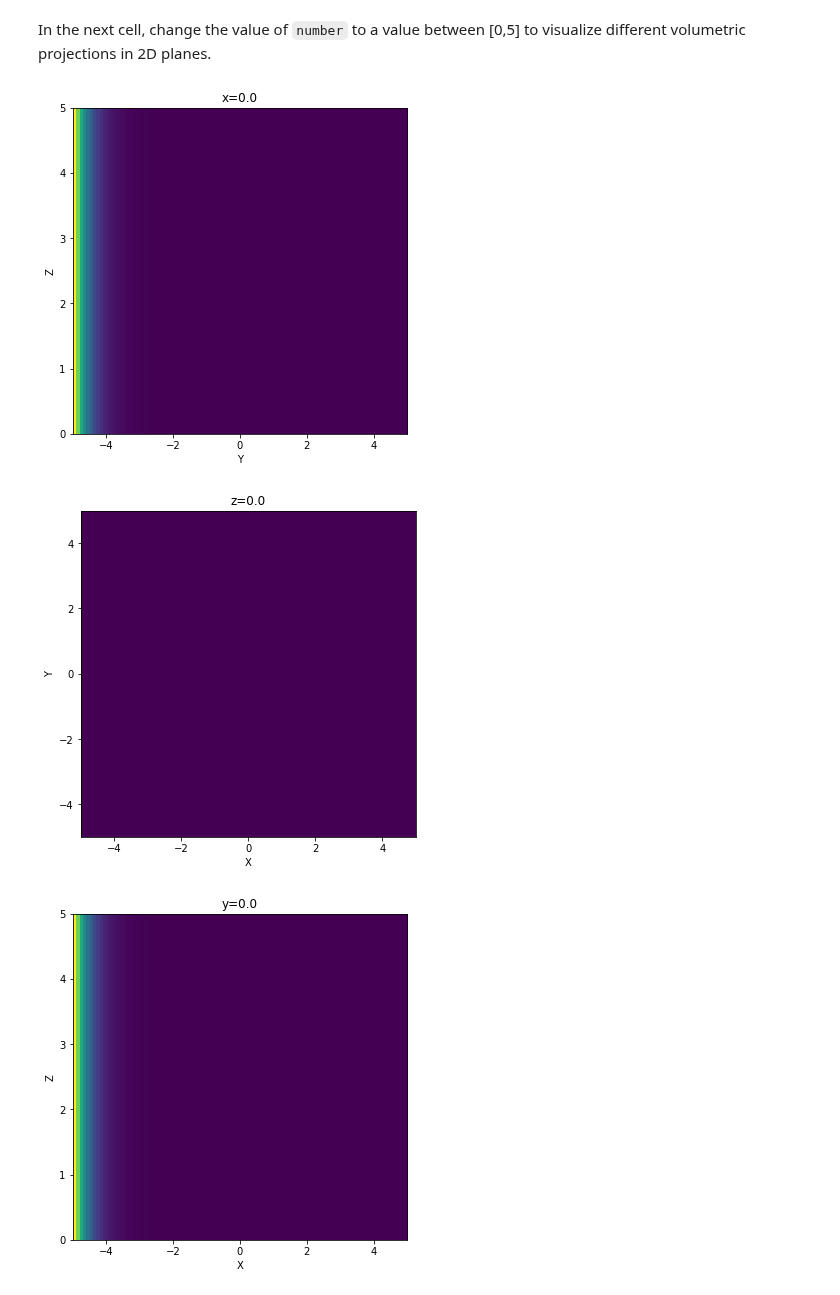
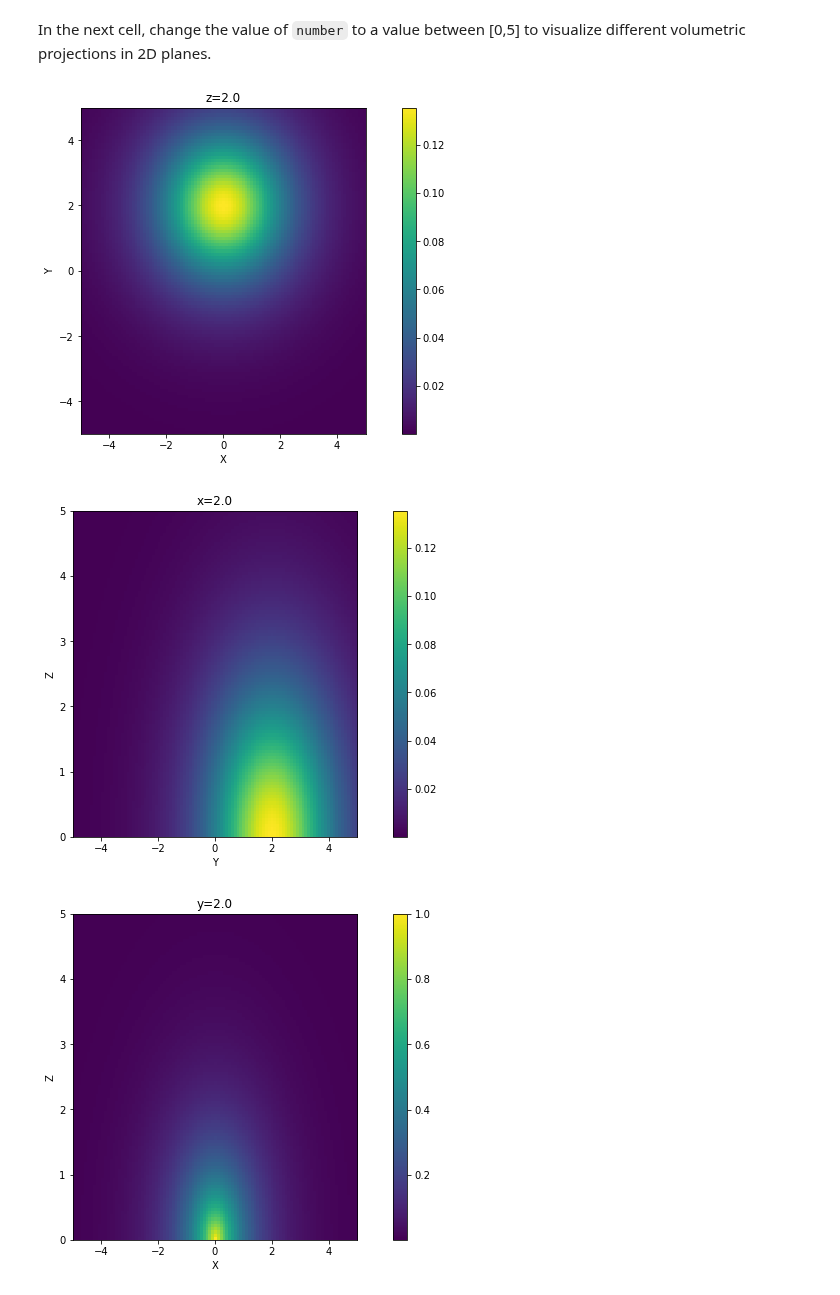
Before and after one commit to DanidelRio/Light_source, a Jupyter notebook: 1_light_source.ipynb, the cells around one changed output. Cells and saved outputs as stored; diff of their text form; code cells hidden in the pictures.

Commit message:
Proper 2D visualization, transposed matrix

```diff
--- a/1_light_source.ipynb
+++ b/1_light_source.ipynb
@@ -7,8 +20,8 @@ $$I(r) = \frac{(z-z_0)}{d} \exp^{-\mu d}$$
 # %%
 def one_light_one_point(mu, x, y, z, x0, y0, z0=0):
     d = np.sqrt((x-x0)**2 + (y-y0)**2 + (z-z0)**2)
-    return np.exp(-mu*z)
-#     return np.exp(-mu*d)
+#     return np.exp(-mu*z)
+    return np.exp(-mu*d)
 #     return (z-z0)/d * np.exp(-mu*d) # The angle dependence of an LED is included in the first term here!
 # The issue might be the length defined here. Why are you subtracting z0.
 # I do not think so, z0 has always been set to 0
@@ -50,8 +63,8 @@ def three_D_one_light(mu, xx, yy, zz, x0, y0, z0=0):
 
     return matrix
 # %%
-mu = 5
-x0, y0, z0 = 0, 0, 0
+mu = 1
+x0, y0, z0 = 0, 2, 0
 pixels_n = 101
 
 x_ = np.linspace(-5, 5, pixels_n)
@@ -89,34 +102,46 @@ def indices_to_be_found(number, x_, y_, z_):
 In the next cell, change the value of `number` to a value between [0,5] to visualize different volumetric projections in 2D planes.
 # %%
 # Visualizing different volumetric projections
-number = 0
+number = 2
 index_x, index_y, index_z = indices_to_be_found(number, x_, y_, z_)
+
+# Projection in the X-Y plane, expected figure is the circle with exponentially decaying intensities.
+fig, ax = plt.subplots(figsize=(6,6))
+im = ax.imshow(matrix[:,:,index_z].T, origin="lower", interpolation='none', extent=[-5,5, -5, 5], aspect="auto")
+plt.xlabel("X")
+plt.ylabel("Y")
+plt.title("z="+str(z_[index_z]))
+# https://matplotlib.org/stable/gallery/axes_grid1/simple_colorbar.html#sphx-glr-gallery-axes-grid1-simple-colorbar-py
+# create an Axes on the right side of ax. The width of cax will be 5%
+# of ax and the padding between cax and ax will be fixed at 0.5 inch.
+divider = make_axes_locatable(ax)
+cax = divider.append_axes("right", size="5%", pad=0.5)
+plt.colorbar(im, cax=cax)
+plt.show()
 
 # Projection in the Y-Z plane, expected figure is the traingle one with decaying intensities along the medium.
 fig, ax = plt.subplots(figsize=(6,6))
-ax.imshow(matrix[index_x,:,:], origin="lower", interpolation='none', extent=[-5,5, 0, 5], aspect="auto")
+im = ax.imshow(matrix[index_x,:,:].T, origin="lower", interpolation='none', extent=[-5,5, 0, 5], aspect="auto")
 plt.xlabel("Y")
 plt.ylabel("Z")
 plt.title("x="+str(x_[index_x]))
-plt.show()
-
-# Projection in the X-Y plane, expected figure is the circle with exponentially decaying intensities.
-fig, ax = plt.subplots(figsize=(6,6))
-ax.imshow(matrix[:,:,index_z], origin="lower", interpolation='none', extent=[-5,5, -5, 5], aspect="auto")
-plt.xlabel("X")
-plt.ylabel("Y")
-plt.title("z="+str(z_[index_z]))
+divider = make_axes_locatable(ax)
+cax = divider.append_axes("right", size="5%", pad=0.5)
+plt.colorbar(im, cax=cax)
 plt.show()
 
 # Projection in the X-Z plane, expected figure is the traingle one with exponentially decaying intensities
 fig, ax = plt.subplots(figsize=(6,6))
-ax.imshow(matrix[:,index_y,:], origin="lower", interpolation='none', extent=[-5,5, 0, 5], aspect="auto")
+im = ax.imshow(matrix[:,index_y,:].T, origin="lower", interpolation='none', extent=[-5,5, 0, 5], aspect="auto")
 plt.xlabel("X")
 plt.ylabel("Z")
 plt.title("y="+str(y_[index_y]))
+divider = make_axes_locatable(ax)
+cax = divider.append_axes("right", size="5%", pad=0.5)
+plt.colorbar(im, cax=cax)
 plt.show()
 # %% [output]
-[figure, old version]
+[figure, new version]
-[figure, old version]
+[figure, new version]
-[figure, old version]
+[figure, new version]
 # %% [markdown]
```
Also changed, not shown: parts of 8 cells of this notebook.
